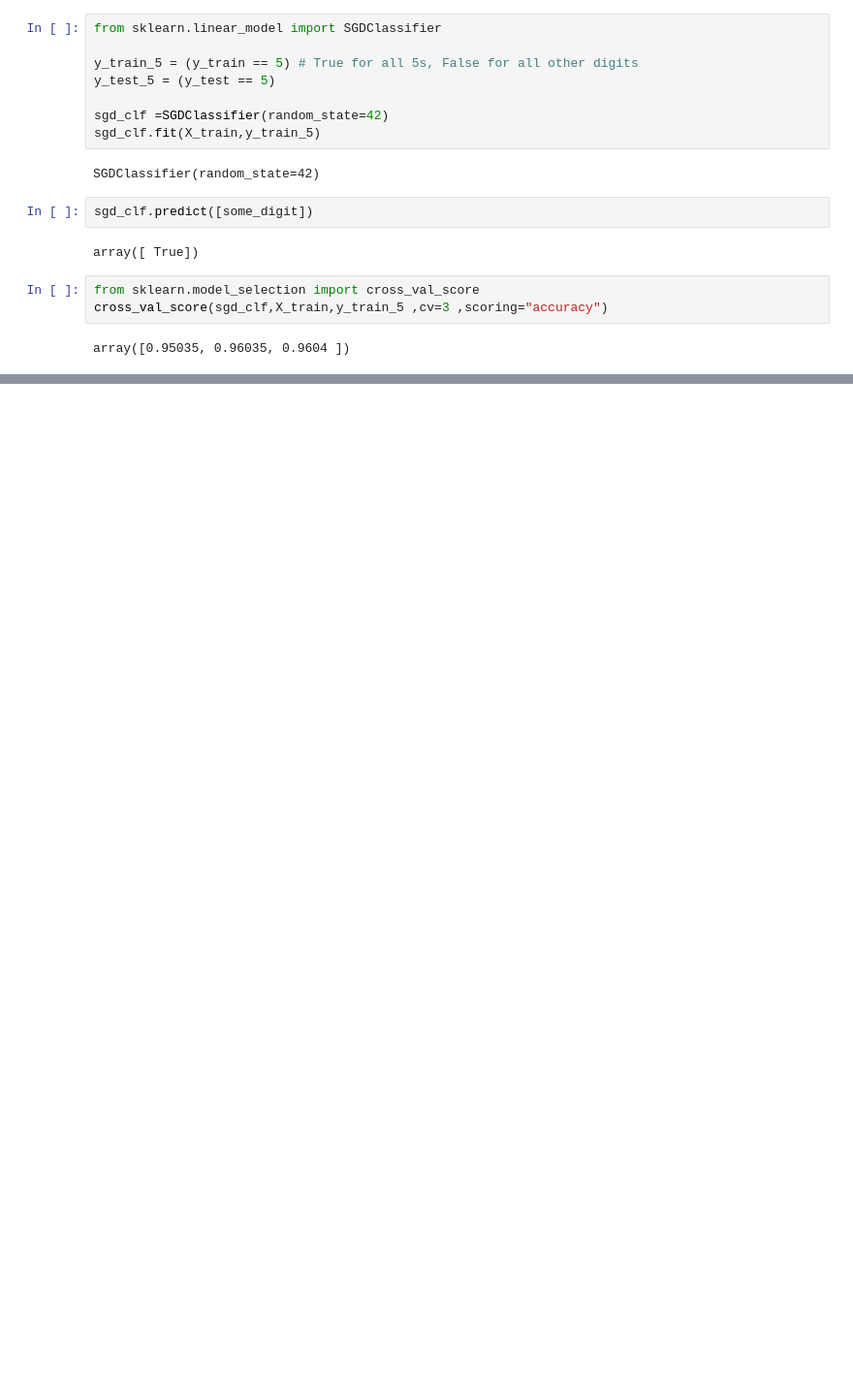
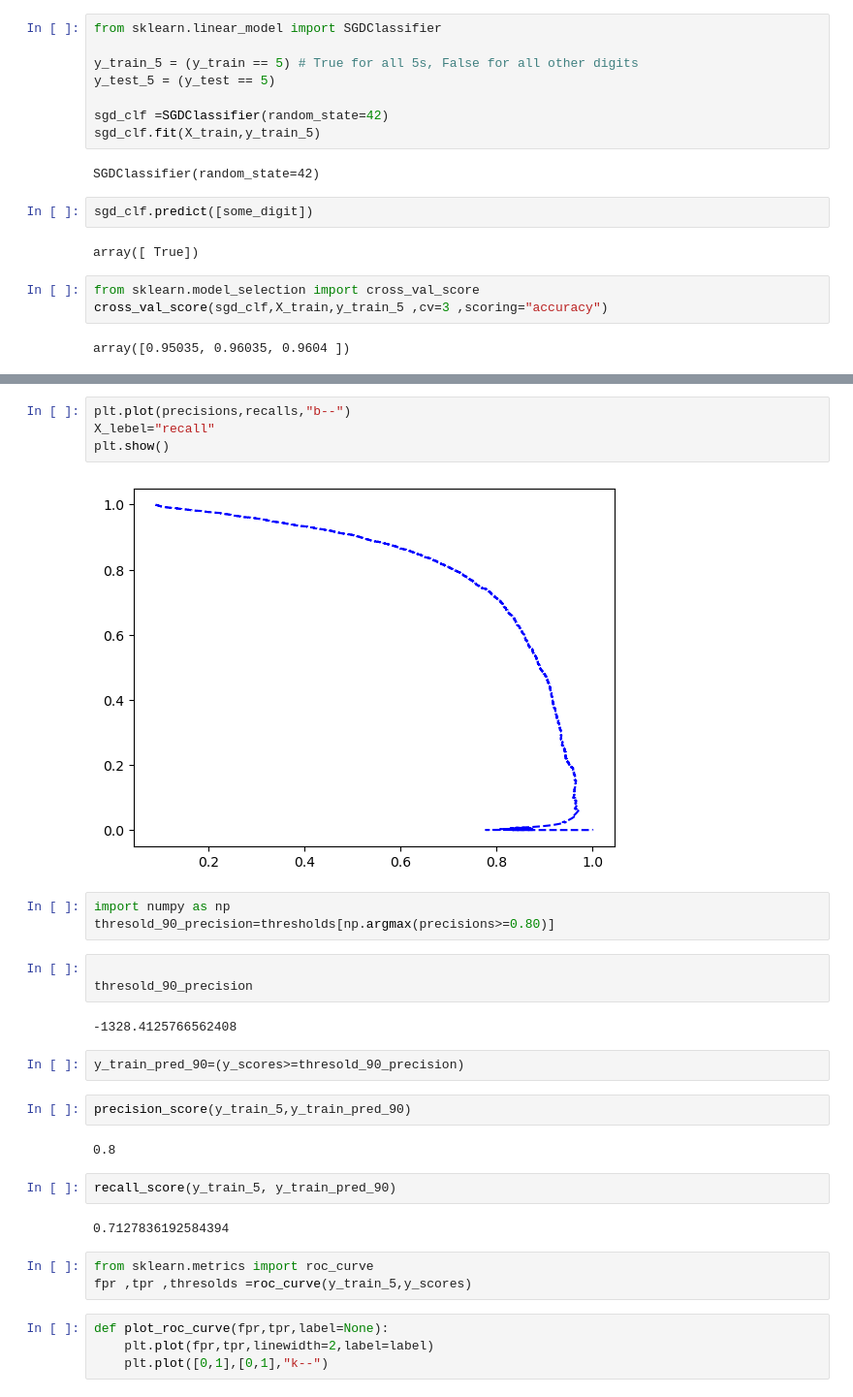
Before and after one commit to bunny5058/ML-project-1, a Jupyter notebook: classification/Untitled.ipynb, the cells around one changed output, grey strips where cells are left out. Shown at 97% size. Cells and saved outputs as stored; diff of their text form; blank space fills up the shorter version.

```diff
--- a/classification/Untitled.ipynb
+++ b/classification/Untitled.ipynb
@@ -46,0 +97,31 @@ array([0.95035, 0.96035, 0.9604 ])
+# %%
+plt.plot(precisions,recalls,"b--")
+X_lebel="recall"
+plt.show()
+# %% [output]
+[figure, added]
+# %%
+import numpy as np
+thresold_90_precision=thresholds[np.argmax(precisions>=0.80)]
+# %%
+
+thresold_90_precision
+# %% [output]
+-1328.4125766562408
+# %%
+y_train_pred_90=(y_scores>=thresold_90_precision)
+# %%
+precision_score(y_train_5,y_train_pred_90)
+# %% [output]
+0.8
+# %%
+recall_score(y_train_5, y_train_pred_90)
+# %% [output]
+0.7127836192584394
+# %%
+from sklearn.metrics import roc_curve
+fpr ,tpr ,thresolds =roc_curve(y_train_5,y_scores)
+# %%
+def plot_roc_curve(fpr,tpr,label=None):
+    plt.plot(fpr,tpr,linewidth=2,label=label)
+    plt.plot([0,1],[0,1],"k--")
```
Also changed, not shown: parts of 12 cells of this notebook.
